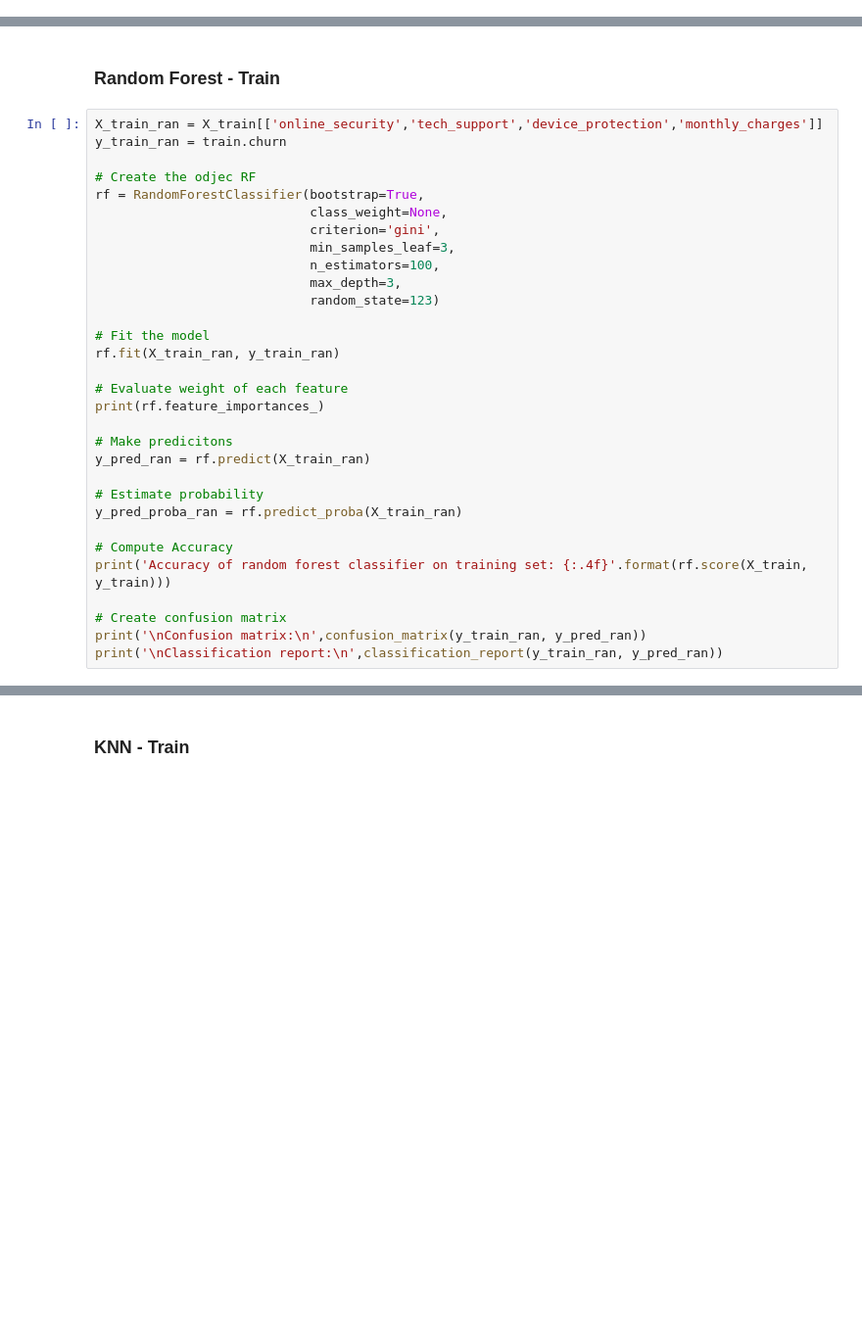
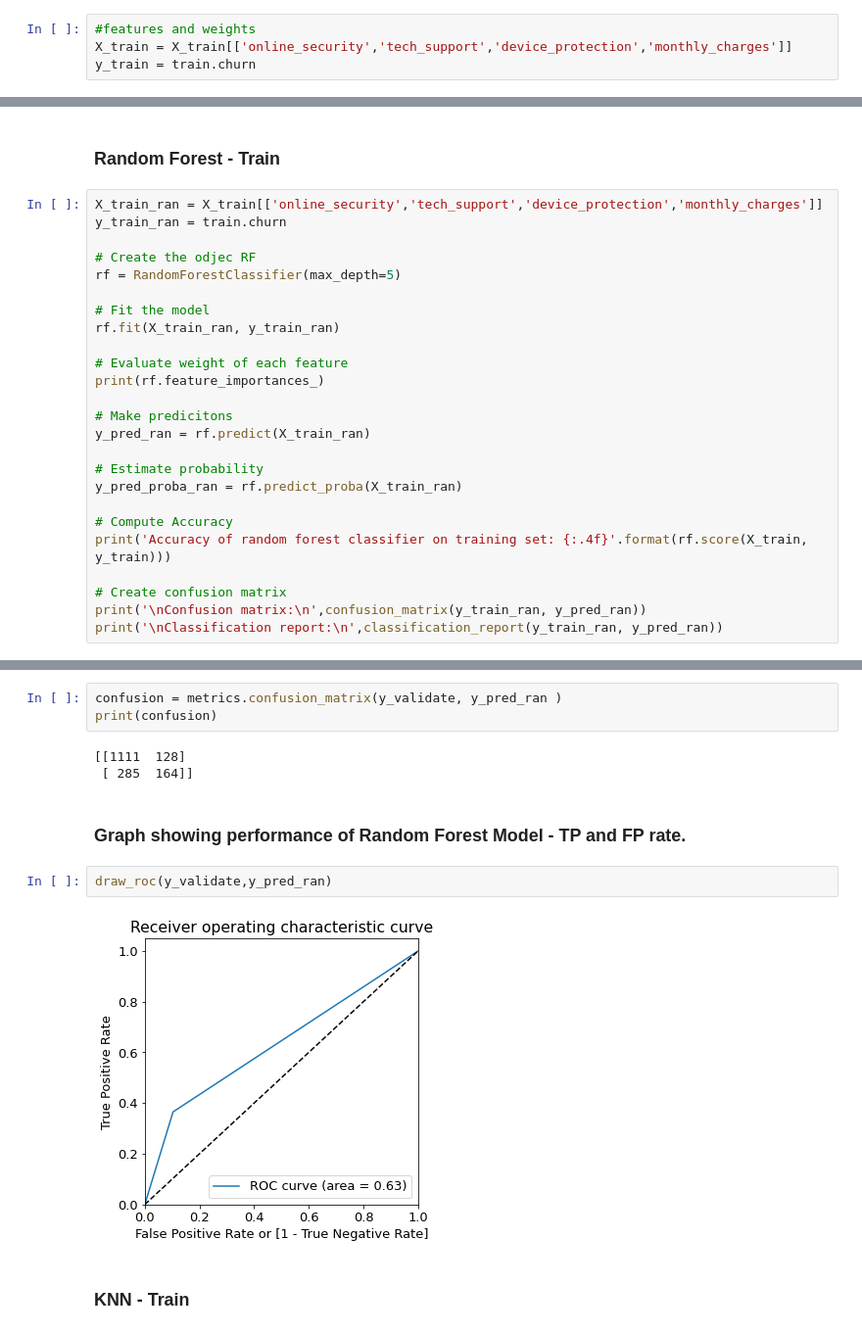
Before and after one commit to raycerna/telco-churn-analysis, a Jupyter notebook: final_report.ipynb, the cells around one changed output, grey strips where cells are left out. Shown at 98% size. Cells and saved outputs as stored; diff of their text form; blank space fills up the shorter version.

```diff
--- a/final_report.ipynb
+++ b/final_report.ipynb
@@ -323,6 +319,10 @@ print("The baseline accuracy is",round(base_accuracy * 100,2),"%.")
 The baseline accuracy is 73.43 %.
 # %% [markdown]
 ### Logistic Regression Model - Train
+# %%
+#features and weights
+X_train = X_train[['online_security','tech_support','device_protection','monthly_charges']]
+y_train = train.churn
 # %%
 #features and weights
 X_train = X_train[['online_security','tech_support','device_protection','monthly_charges']]
@@ -409,13 +412,7 @@ X_train_ran = X_train[['online_security','tech_support','device_protection','mon
 y_train_ran = train.churn
 
 # Create the odjec RF
-rf = RandomForestClassifier(bootstrap=True,
-                            class_weight=None,
-                            criterion='gini',
-                            min_samples_leaf=3,
-                            n_estimators=100,
-                            max_depth=3,
-                            random_state=123)
+rf = RandomForestClassifier(max_depth=5)
 
 # Fit the model
 rf.fit(X_train_ran, y_train_ran)
@@ -480,3 +477,15 @@ weighted avg       0.73      0.75      0.73      1688
+# %%
+confusion = metrics.confusion_matrix(y_validate, y_pred_ran )
+print(confusion)
+# %% [output]
+[[1111  128]
+ [ 285  164]]
+# %% [markdown]
+### Graph showing performance of Random Forest Model - TP and FP rate.
+# %%
+draw_roc(y_validate,y_pred_ran)
+# %% [output]
+[figure, added]
 # %% [markdown]
 ### KNN - Train
 # %%
```
Also changed, not shown: parts of 46 cells of this notebook.
